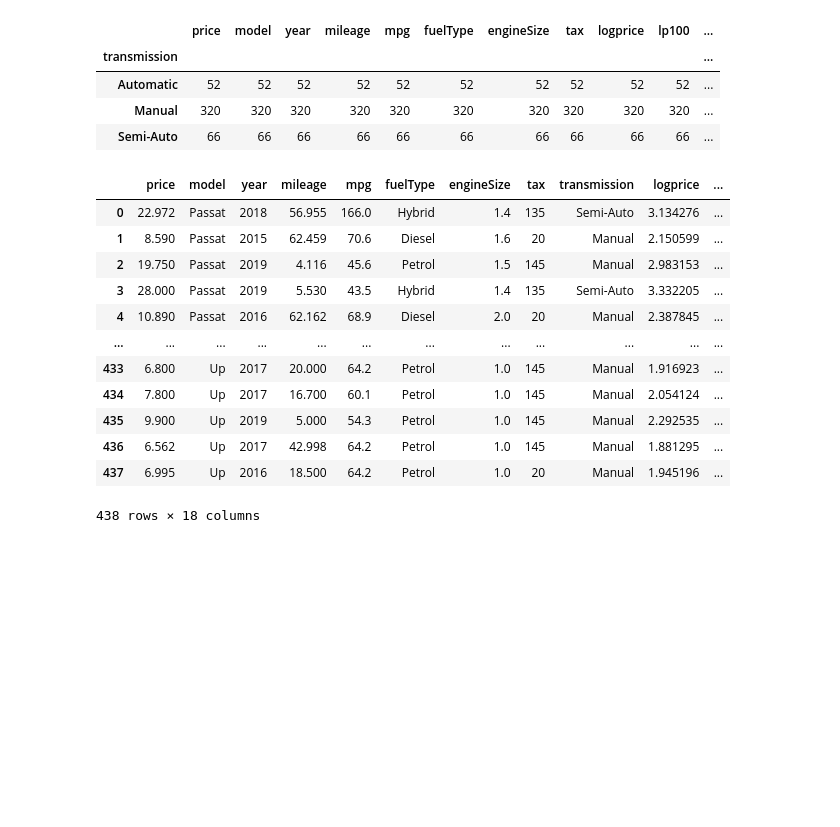
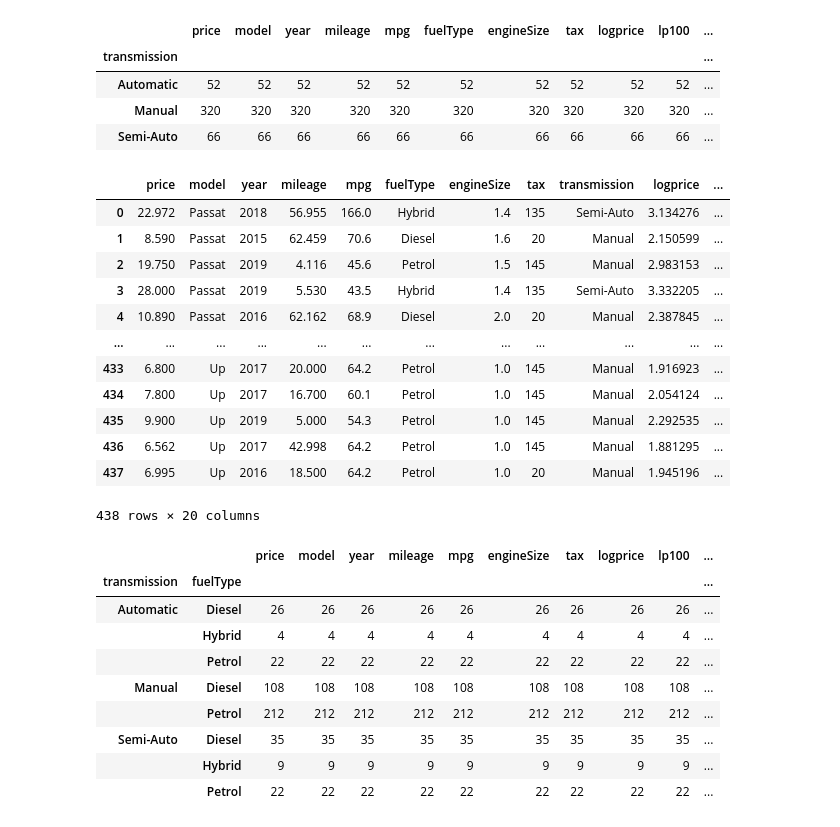
Before and after one commit to tadeohepperle/introductory-case-studies-project3, a Jupyter notebook: main.ipynb, the cells around one changed output. Cells and saved outputs as stored; diff of their text form; code cells hidden in the pictures; blank space fills up the shorter version.

```diff
--- a/main.ipynb
+++ b/main.ipynb
@@ -53,14 +62,14 @@ df.groupby("transmission").count()
 # %%
 # compute dummy variables:
 # Passat, Manual and Diesel as base categories
-df["model_T-Roc"] = df["model"].apply(lambda x: 1 if x == "T-Roc" else 0)
+df["model_TRoc"] = df["model"].apply(lambda x: 1 if x == "T-Roc" else 0)
 df["model_Up"] = df["model"].apply(lambda x: 1 if x == "Up" else 0)
 
 df["fuelType_Petrol"] = df["fuelType"].apply(lambda x: 1 if x == "Petrol" else 0)
 df["fuelType_Hybrid"] = df["fuelType"].apply(lambda x: 1 if x == "Hybrid" else 0)
 
 df["transmission_Automatic"] = df["transmission"].apply(lambda x: 1 if x == "Automatic" else 0)
-df["transmission_Semi-Auto"] = df["transmission"].apply(lambda x: 1 if x == "Semi-Auto" else 0)
+df["transmission_SemiAuto"] = df["transmission"].apply(lambda x: 1 if x == "Semi-Auto" else 0)
 
 df
 # %% [output]
@@ -76,7 +85,25 @@ df
 | 435 | 9.900 | Up | 2019 | 5.000 | 54.3 | Petrol | 1.0 | 145 | Manual | 2.292535 | ... |
 | 436 | 6.562 | Up | 2017 | 42.998 | 64.2 | Petrol | 1.0 | 145 | Manual | 1.881295 | ... |
 | 437 | 6.995 | Up | 2016 | 18.500 | 64.2 | Petrol | 1.0 | 20 | Manual | 1.945196 | ... |
-438 rows × 18 columns
+438 rows × 20 columns
+# %%
+# mosaic plots:
+from statsmodels.graphics.mosaicplot import mosaic
+# fig, ax = plt.subplots()
+# fig.set_size_inches(5, 5)
+
+df.groupby(["transmission", "fuelType"]).count()
+# %% [output]
+|  |  | price | model | year | mileage | mpg | engineSize | tax | logprice | lp100 | ... |
+| transmission | fuelType |  |  |  |  |  |  |  |  |  | ... |
+| Automatic | Diesel | 26 | 26 | 26 | 26 | 26 | 26 | 26 | 26 | 26 | ... |
+|  | Hybrid | 4 | 4 | 4 | 4 | 4 | 4 | 4 | 4 | 4 | ... |
+|  | Petrol | 22 | 22 | 22 | 22 | 22 | 22 | 22 | 22 | 22 | ... |
+| Manual | Diesel | 108 | 108 | 108 | 108 | 108 | 108 | 108 | 108 | 108 | ... |
+|  | Petrol | 212 | 212 | 212 | 212 | 212 | 212 | 212 | 212 | 212 | ... |
+| Semi-Auto | Diesel | 35 | 35 | 35 | 35 | 35 | 35 | 35 | 35 | 35 | ... |
+|  | Hybrid | 9 | 9 | 9 | 9 | 9 | 9 | 9 | 9 | 9 | ... |
+|  | Petrol | 22 | 22 | 22 | 22 | 22 | 22 | 22 | 22 | 22 | ... |
 # %%
 # some functions used later:
 
```
Also changed, not shown: parts of 12 cells of this notebook, 16 other files.
